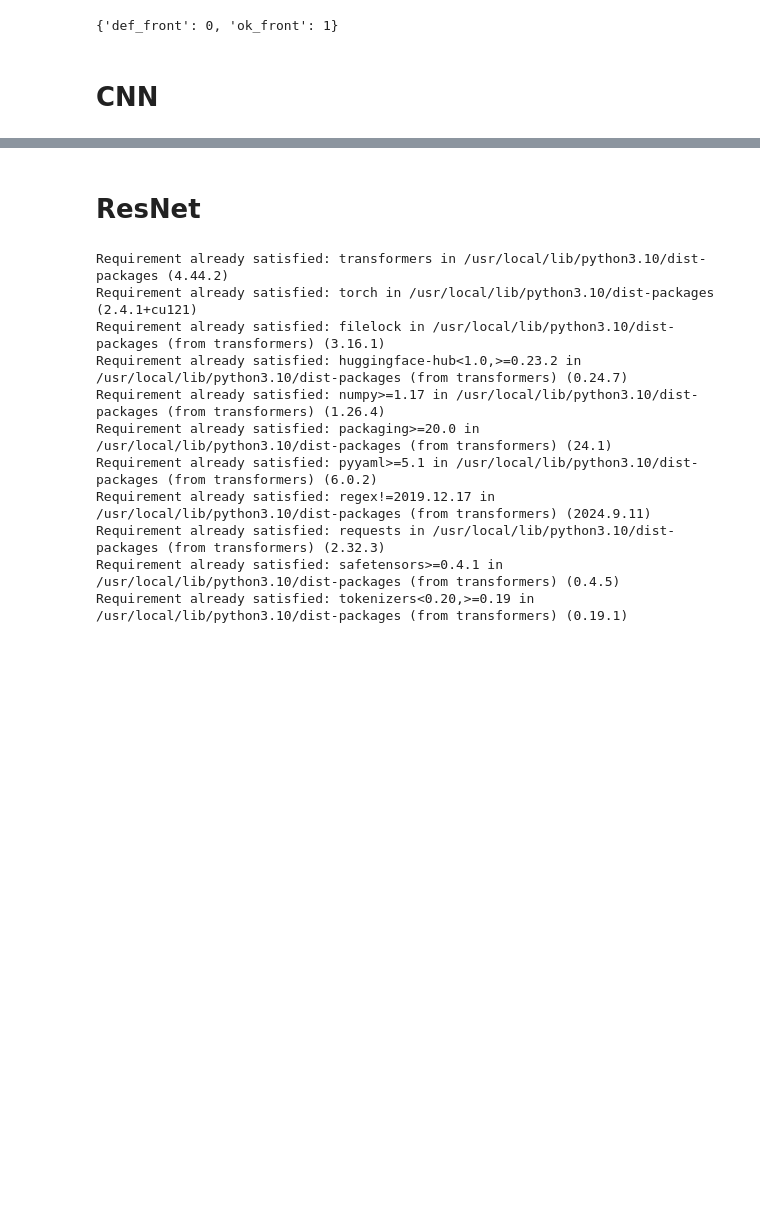
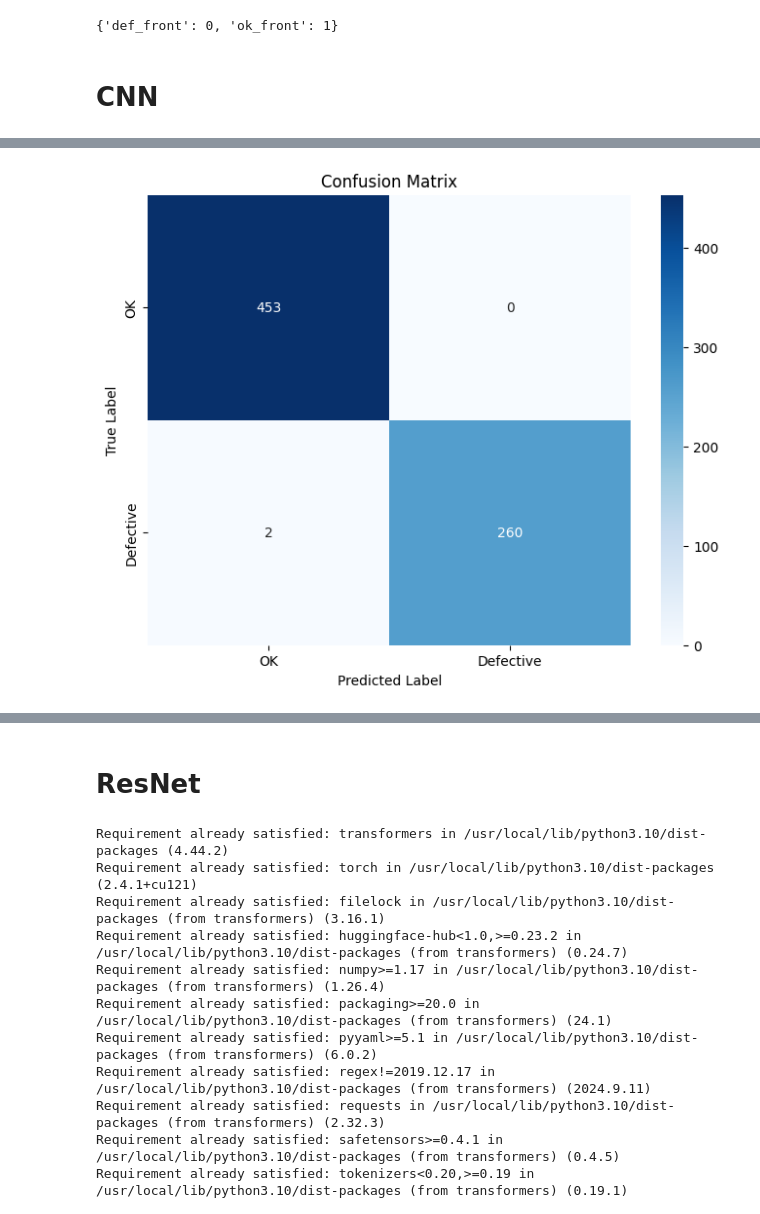
Before and after one commit to anjanadevi05/Defect_Detection, a Jupyter notebook: defect_detection.ipynb, the cells around one changed output, grey strips where cells are left out. Drawn from its saved outputs; the diff is of its cells as text; code cells hidden in the pictures; blank space fills up the shorter version.

```diff
--- a/defect_detection.ipynb
+++ b/defect_detection.ipynb
@@ -144,0 +123,9 @@ Epoch 12/20
+# %%
+import time
+start_time = time.time()
+results = cnn.fit(train_set,epochs=20,
+                              validation_data=test_set,
+                             callbacks=[early_stop])
+end_time = time.time()
+training_time = end_time - start_time
+print(f"Total Training Time: {training_time} seconds")
@@ -152,0 +146,11 @@ Test Accuracy: 99.44%
+# %%
+# Predict the test data
+test_set.reset()  # Reset the test set generator
+y_true = test_set.classes  # True labels
+y_pred_prob = cnn.predict(test_set)  # Predicted probabilities
+
+# Convert predicted probabilities to binary classes (0 or 1)
+y_pred = np.where(y_pred_prob > 0.5, 1, 0).reshape(-1)
+
+# Classification report
+print(classification_report(y_true, y_pred, target_names=['OK', 'Defective']))
@@ -152,0 +167,12 @@ Test Accuracy: 99.44%
+# %%
+cm = confusion_matrix(y_true, y_pred)
+
+# Plot confusion matrix
+plt.figure(figsize=(8, 6))
+sns.heatmap(cm, annot=True, fmt="d", cmap='Blues', xticklabels=['OK', 'Defective'], yticklabels=['OK', 'Defective'])
+plt.title("Confusion Matrix")
+plt.ylabel('True Label')
+plt.xlabel('Predicted Label')
+plt.show()
+# %% [output]
+[figure, added]
```
Also changed, not shown: parts of 56 cells of this notebook.
